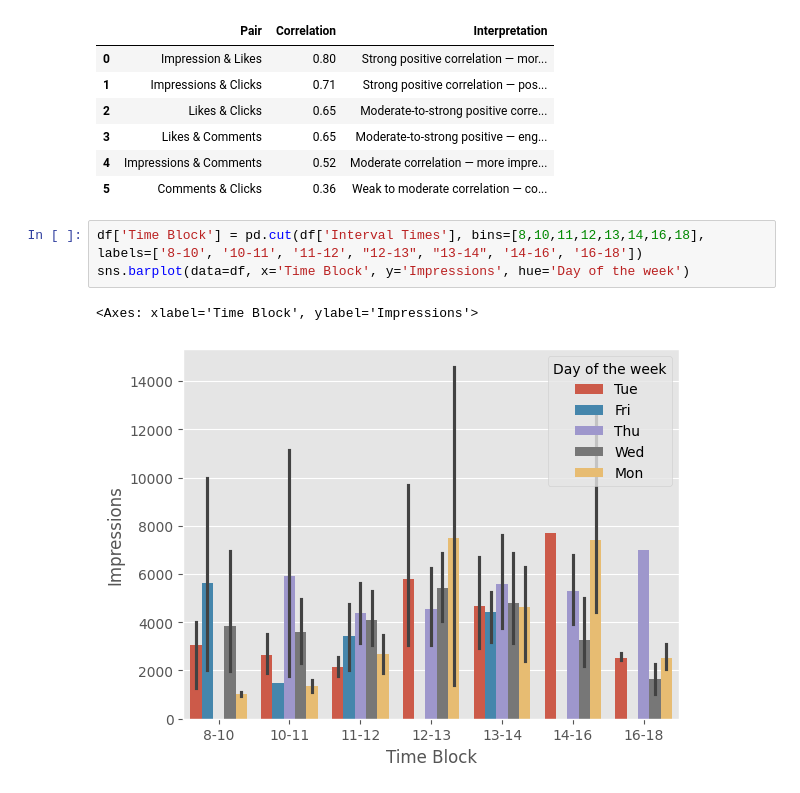
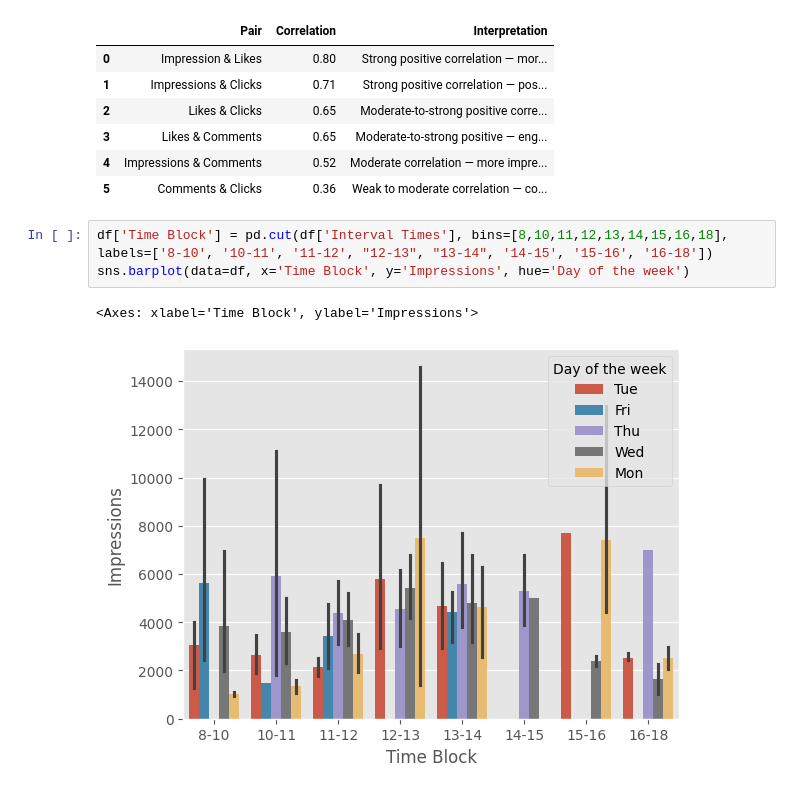
Before and after one commit to Licheng-Fang-Git/ML-Model, a Jupyter notebook: app.ipynb, the cells around one changed output. Cells and saved outputs as stored; diff of their text form.

Commit message:
analyzed specific time and days

```diff
--- a/app.ipynb
+++ b/app.ipynb
@@ -458,8 +457,8 @@ display(pd.DataFrame(data))
 | 4 | Impressions & Comments | 0.52 | Moderate correlation — more impre... |
 | 5 | Comments & Clicks | 0.36 | Weak to moderate correlation — co... |
 # %%
-df['Time Block'] = pd.cut(df['Interval Times'], bins=[8,10,11,12,13,14,16,18], labels=['8-10', '10-11', '11-12', "12-13", "13-14", '14-16', '16-18'])
+df['Time Block'] = pd.cut(df['Interval Times'], bins=[8,10,11,12,13,14,15,16,18], labels=['8-10', '10-11', '11-12', "12-13", "13-14", '14-15', '15-16', '16-18'])
 sns.barplot(data=df, x='Time Block', y='Impressions', hue='Day of the week')
 # %% [output]
 <Axes: xlabel='Time Block', ylabel='Impressions'>
-[figure, old version]
+[figure, new version]
```
Also changed, not shown: parts of 11 cells of this notebook, 2 other files.
